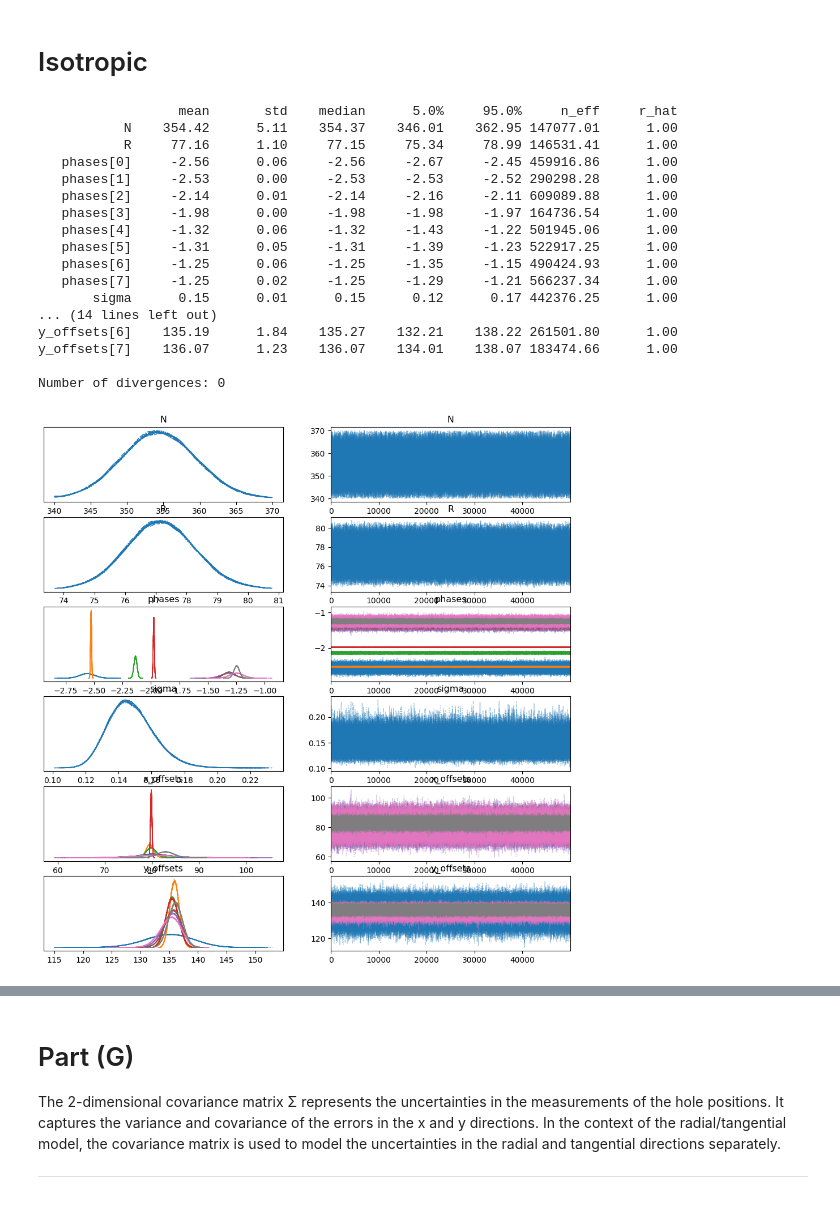
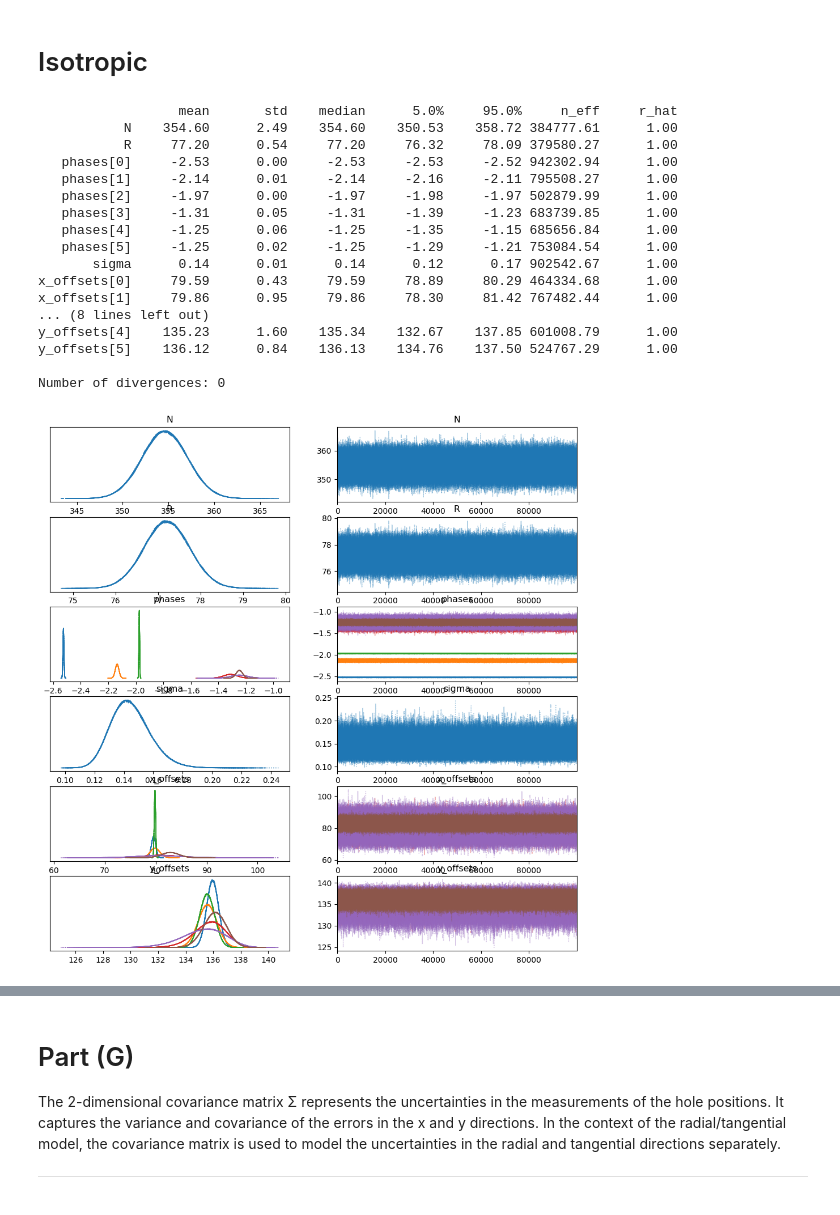
Before and after one commit to raunaq-rai/Antikythera_Mechanism_bayesian_analysis, a Jupyter notebook: main_notebook.ipynb, the cells around one changed output, grey strips where cells are left out. Drawn from its saved outputs; the diff is of its cells as text; code cells hidden in the pictures.

```diff
--- a/main_notebook.ipynb
+++ b/main_notebook.ipynb
@@ -951,14 +952,14 @@ def bayesian_hole_position_model(data, use_anisotropic=True):
     """
 
     # Universal Priors (Ring-level parameters)
-    N = numpyro.sample('N', dist.Uniform(340, 370))  # Uniform prior for N
-    R = numpyro.sample('R', dist.Uniform(65, 85))  # Uniform prior for R
+    N = numpyro.sample('N', dist.Normal(354.36707, 3.5))  # Uniform prior for N
+    R = numpyro.sample('R', dist.Normal(77.3, 1))  # Uniform prior for R
 
     if use_anisotropic:
-        sigma_r = numpyro.sample('sigma_r', dist.Uniform(0, 2))  # Uniform prior for sigma_r
-        sigma_t = numpyro.sample('sigma_t', dist.Uniform(0, 2))  # Uniform prior for sigma_t
+        sigma_r = numpyro.sample('sigma_r', dist.LogNormal(jnp.log(0.028), 0.25))  # std dev spans ~0.023–0.036
+        sigma_t = numpyro.sample('sigma_t', dist.LogNormal(jnp.log(0.13), 0.3))    # std dev spans ~0.105–0.165
     else:
-        sigma_iso = numpyro.sample('sigma', dist.Uniform(0, 2))  # Uniform prior for sigma
+        sigma_iso = numpyro.sample('sigma', dist.LogNormal(jnp.log(0.13), 0.45))  # broader prior for unknown case
 
     # Section-Specific Priors
     num_sections = len(data)  # Number of fractured sections in the dataset
@@ -983,14 +1004,14 @@ num_chains = 12  # Use all 12 CPU cores
 num_warmup = 10000  # Burn-in steps
 num_samples = 50000  # Total samples per chain
 
-nuts_kernel = NUTS(bayesian_hole_position_model, init_strategy=numpyro.infer.init_to_median)
+nuts_kernel_aniso = NUTS(bayesian_hole_position_model, init_strategy=numpyro.infer.init_to_median)
 
-mcmc = MCMC(nuts_kernel, num_warmup=num_warmup, num_samples=num_samples, num_chains=num_chains)
+mcmc_aniso = MCMC(nuts_kernel_aniso, num_warmup=num_warmup, num_samples=num_samples, num_chains=num_chains)
 
 key = jax.random.PRNGKey(0)
-mcmc.run(key, data_list, use_anisotropic=True)
+mcmc_aniso.run(key, data_list, use_anisotropic=True)
 
 # Print summary of MCMC results
-mcmc.print_summary()
+mcmc_aniso.print_summary()
 # %% [output]
                   mean       std    median      5.0%     95.0%     n_eff     r_hat
@@ -1053,48 +1074,48 @@ plt.show()
 # Run MCMC for Isotropic Case
 num_chains = 12  # Use all 12 CPU cores
 num_warmup = 10000  # Burn-in steps
-num_samples = 50000  # Total samples per chain
+num_samples = 100000  # Total samples per chain
 
-nuts_kernel = NUTS(bayesian_hole_position_model, init_strategy=numpyro.infer.init_to_median)
+nuts_kernel_iso = NUTS(bayesian_hole_position_model, init_strategy=numpyro.infer.init_to_median)
 
-mcmc = MCMC(nuts_kernel, num_warmup=num_warmup, num_samples=num_samples, num_chains=num_chains)
+mcmc_iso = MCMC(nuts_kernel_iso, num_warmup=num_warmup, num_samples=num_samples, num_chains=num_chains)
 
 key = jax.random.PRNGKey(0)
-mcmc.run(key, data_list, use_anisotropic=False)  # Set use_anisotropic to False for isotropic case
+mcmc_iso.run(key, data_list, use_anisotropic=False)  # Set use_anisotropic to False for isotropic case
 
 # Print summary of MCMC results
-mcmc.print_summary()
+mcmc_iso.print_summary()
 # %% [output]
                   mean       std    median      5.0%     95.0%     n_eff     r_hat
-           N    354.42      5.11    354.37    346.01    362.95 147077.01      1.00
-           R     77.16      1.10     77.15     75.34     78.99 146531.41      1.00
-   phases[0]     -2.56      0.06     -2.56     -2.67     -2.45 459916.86      1.00
-   phases[1]     -2.53      0.00     -2.53     -2.53     -2.52 290298.28      1.00
-   phases[2]     -2.14      0.01     -2.14     -2.16     -2.11 609089.88      1.00
-   phases[3]     -1.98      0.00     -1.98     -1.98     -1.97 164736.54      1.00
-   phases[4]     -1.32      0.06     -1.32     -1.43     -1.22 501945.06      1.00
-   phases[5]     -1.31      0.05     -1.31     -1.39     -1.23 522917.25      1.00
-   phases[6]     -1.25      0.06     -1.25     -1.35     -1.15 490424.93      1.00
-   phases[7]     -1.25      0.02     -1.25     -1.29     -1.21 566237.34      1.00
-       sigma      0.15      0.01      0.15      0.12      0.17 442376.25      1.00
-... (14 lines left out)
-y_offsets[6]    135.19      1.84    135.27    132.21    138.22 261501.80      1.00
-y_offsets[7]    136.07      1.23    136.07    134.01    138.07 183474.66      1.00
+           N    354.60      2.49    354.60    350.53    358.72 384777.61      1.00
+           R     77.20      0.54     77.20     76.32     78.09 379580.27      1.00
+   phases[0]     -2.53      0.00     -2.53     -2.53     -2.52 942302.94      1.00
+   phases[1]     -2.14      0.01     -2.14     -2.16     -2.11 795508.27      1.00
+   phases[2]     -1.97      0.00     -1.97     -1.98     -1.97 502879.99      1.00
+   phases[3]     -1.31      0.05     -1.31     -1.39     -1.23 683739.85      1.00
+   phases[4]     -1.25      0.06     -1.25     -1.35     -1.15 685656.84      1.00
+   phases[5]     -1.25      0.02     -1.25     -1.29     -1.21 753084.54      1.00
+       sigma      0.14      0.01      0.14      0.12      0.17 902542.67      1.00
+x_offsets[0]     79.59      0.43     79.59     78.89     80.29 464334.68      1.00
+x_offsets[1]     79.86      0.95     79.86     78.30     81.42 767482.44      1.00
+... (8 lines left out)
+y_offsets[4]    135.23      1.60    135.34    132.67    137.85 601008.79      1.00
+y_offsets[5]    136.12      0.84    136.13    134.76    137.50 524767.29      1.00
 
 Number of divergences: 0
 # %%
 # === Convert NumPyro Samples to ArviZ Format for Diagnostics ===
-posterior_samples = mcmc.get_samples()
-idata = az.from_numpyro(mcmc)
+posterior_samples_iso = mcmc_iso.get_samples()
+idata_iso = az.from_numpyro(mcmc_iso)
 
 # === Compute and Print Effective Sample Size (ESS) and R-hat ===
-ess = az.ess(idata)  # Effective sample size
-rhat = az.rhat(idata)  # R-hat convergence diagnostic
+ess_iso = az.ess(idata_iso)  # Effective sample size
+rhat_iso = az.rhat(idata_iso)  # R-hat convergence diagnostic
 
 # === Plot Trace Plots for MCMC Chains ===
-az.plot_trace(idata, compact=True)
+az.plot_trace(idata_iso, compact=True)
 plt.show()
 # %% [output]
-[figure, old version]
+[figure, new version]
 # %%
 # Extract samples for Isotropic Model
```
Also changed, not shown: parts of 12 cells of this notebook, 11 other files.
